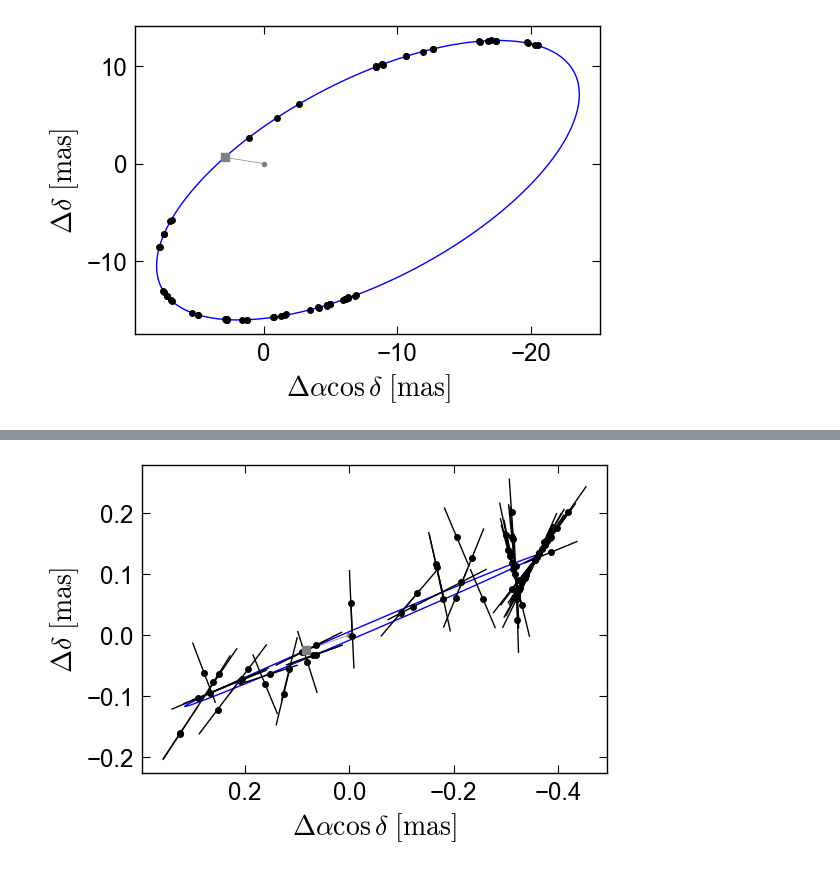
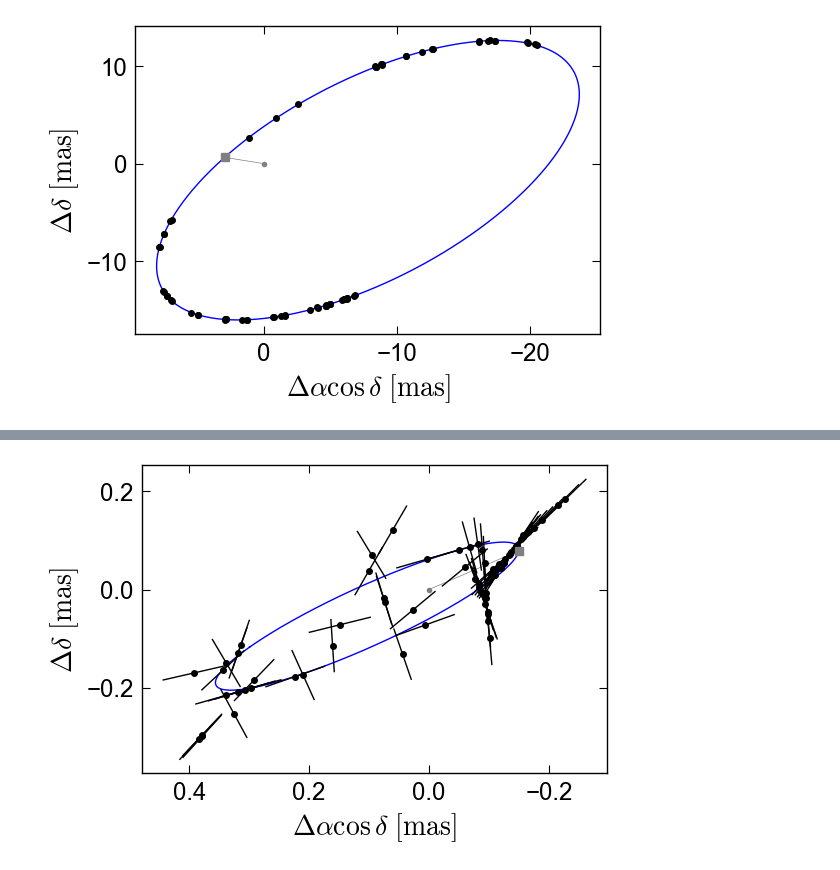
Before and after one commit to kareemelbadry/gaiamock, a Jupyter notebook: demo.ipynb, the cells around one changed output, grey strips where cells are left out. Drawn from its saved outputs; the diff is of its cells as text; code cells hidden in the pictures.

```diff
--- a/demo.ipynb
+++ b/demo.ipynb
@@ -344,23 +361,19 @@ ax.legend(loc = 'upper right')
 # %%
 # plot the best-fit orbit
 best = np.argmax(L)
 period, ecc, Tp = samples[0][best], samples[1][best], samples[2][best]
 phi_p = 2*np.pi*Tp/period
 chi2, mu_linear = gaiamock.get_astrometric_chi2(t_ast_yr = t_ast_yr, psi = psi, plx_factor = plx_factor,
         ast_obs = ast_obs, ast_err = ast_err, P = period, phi_p = phi_p, ecc = ecc, c_funcs=c_funcs)
 ra_off, pmra, dec_off, pmdec, plx, B, G, A, F = mu_linear
 
-# translate into campbell elements
-a0_mas, inc, w, omega = gaiamock.get_Campbell_elements(A=A, B=B, F=F, G=G)
-M1 = 0.9 # msun
-M2 = gaiamock.get_companion_mass_from_mass_function(M1=M1, a0_mas=a0_mas, period=period,
-                                                    parallax=plx, fluxratio=0.2, tol=1e-6)
+
 gaiamock.plot_2d_orbit_and_residuals(t_ast_yr = t_ast_yr, psi=psi, plx_factor=plx_factor,
             ast_obs=ast_obs, ast_err=ast_err, period = period, ecc=ecc, Tp=Tp,
-            m1=M1, m2=M2, delta_ra=ra_off,delta_dec=dec_off, parallax=plx, pmra=pmra, pmdec=pmdec, f=0.2,
-            data_release='dr3', w=w, omega=omega, inc=inc, c_funcs=c_funcs)
+            delta_ra=ra_off, delta_dec=dec_off, parallax=plx, pmra=pmra, pmdec=pmdec,
+            data_release='dr3', A=A, B=B, F=F, G=G, c_funcs=c_funcs)
 # %% [output]
-[figure, old version]
+[figure, new version]
 # %%
 # how well is a0 constrained?
 keep_P, keep_ecc, keep_Tp = np.array(samples).T[keep].T
```
Also changed, not shown: parts of 27 cells of this notebook, 3 other files.
